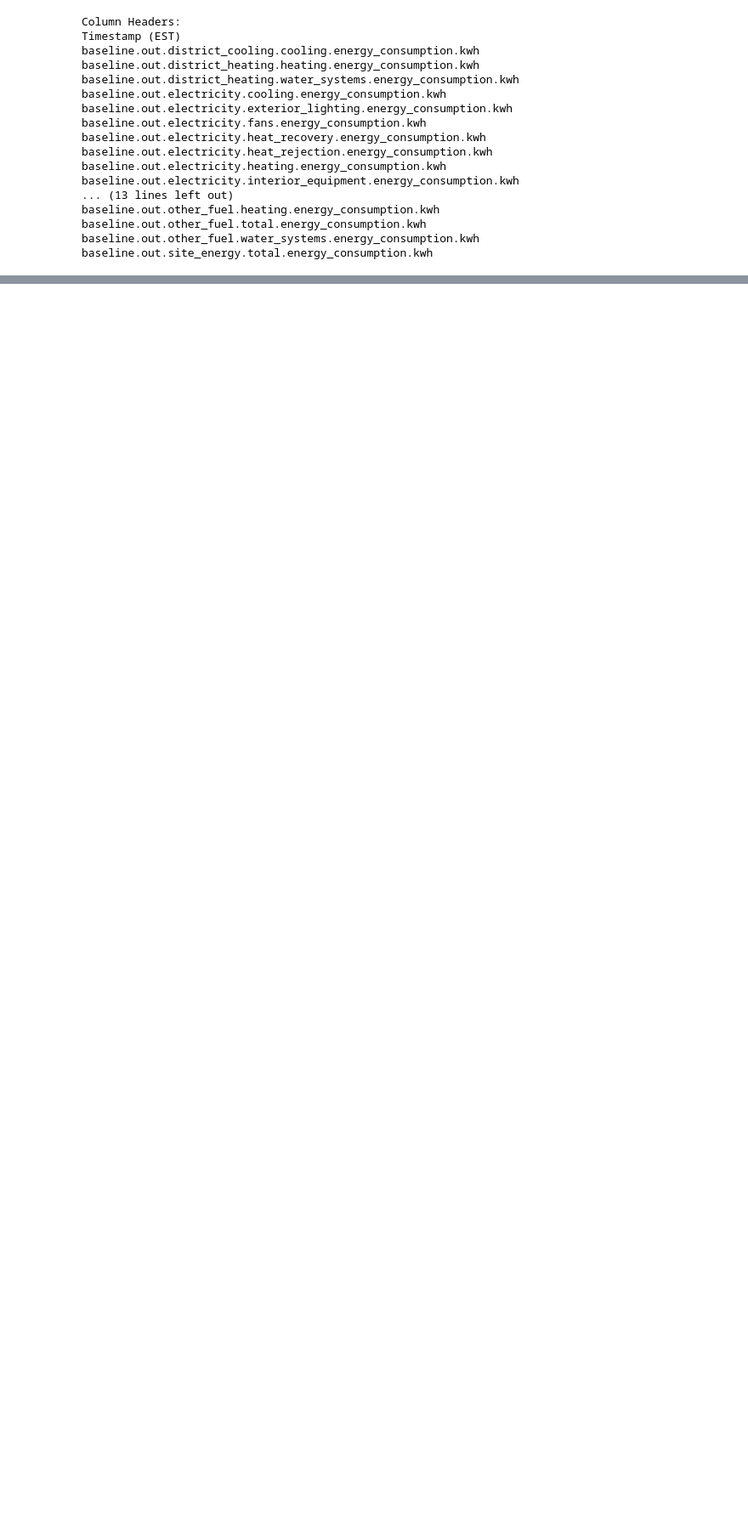
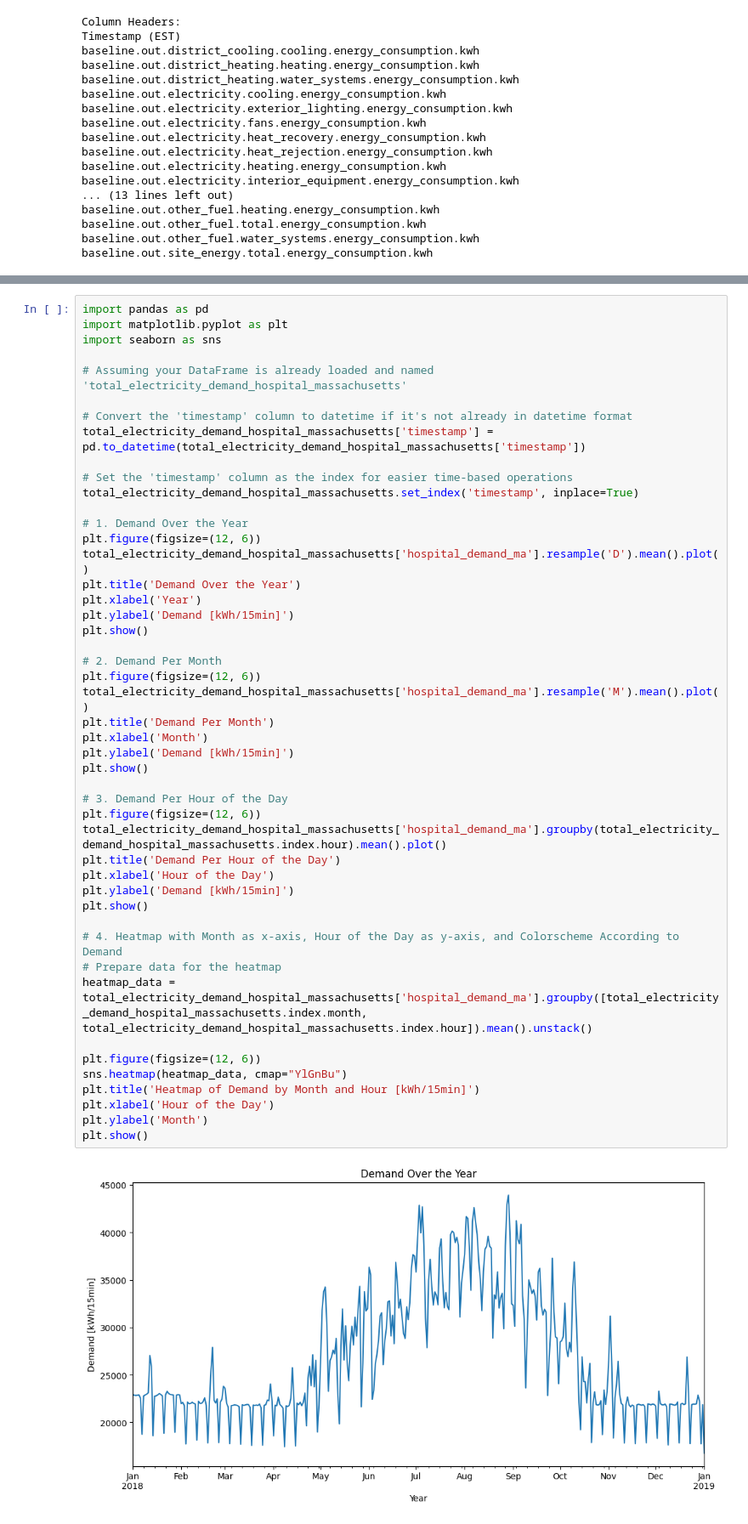
Before and after one commit to JonasSchweiger/Power_Outages_Code, a Jupyter notebook: Power_Outages_new.ipynb, the cells around one changed output, grey strips where cells are left out. Shown at 85% size. Drawn from its saved outputs; the diff is of its cells as text; blank space fills up the shorter version.

```diff
--- a/Power_Outages_new.ipynb
+++ b/Power_Outages_new.ipynb
@@ -1106,0 +1102,49 @@ sum
+# %%
+import pandas as pd
+import matplotlib.pyplot as plt
+import seaborn as sns
+
+# Assuming your DataFrame is already loaded and named 'total_electricity_demand_hospital_massachusetts'
+
+# Convert the 'timestamp' column to datetime if it's not already in datetime format
+total_electricity_demand_hospital_massachusetts['timestamp'] = pd.to_datetime(total_electricity_demand_hospital_massachusetts['timestamp'])
+
+# Set the 'timestamp' column as the index for easier time-based operations
+total_electricity_demand_hospital_massachusetts.set_index('timestamp', inplace=True)
+
+# 1. Demand Over the Year
+plt.figure(figsize=(12, 6))
+total_electricity_demand_hospital_massachusetts['hospital_demand_ma'].resample('D').mean().plot()
+plt.title('Demand Over the Year')
+plt.xlabel('Year')
+plt.ylabel('Demand [kWh/15min]')
+plt.show()
+
+# 2. Demand Per Month
+plt.figure(figsize=(12, 6))
+total_electricity_demand_hospital_massachusetts['hospital_demand_ma'].resample('M').mean().plot()
+plt.title('Demand Per Month')
+plt.xlabel('Month')
+plt.ylabel('Demand [kWh/15min]')
+plt.show()
+
+# 3. Demand Per Hour of the Day
+plt.figure(figsize=(12, 6))
+total_electricity_demand_hospital_massachusetts['hospital_demand_ma'].groupby(total_electricity_demand_hospital_massachusetts.index.hour).mean().plot()
+plt.title('Demand Per Hour of the Day')
+plt.xlabel('Hour of the Day')
+plt.ylabel('Demand [kWh/15min]')
+plt.show()
+
+# 4. Heatmap with Month as x-axis, Hour of the Day as y-axis, and Colorscheme According to Demand
+# Prepare data for the heatmap
+heatmap_data = total_electricity_demand_hospital_massachusetts['hospital_demand_ma'].groupby([total_electricity_demand_hospital_massachusetts.index.month, total_electricity_demand_hospital_massachusetts.index.hour]).mean().unstack()
+
+plt.figure(figsize=(12, 6))
+sns.heatmap(heatmap_data, cmap="YlGnBu")
+plt.title('Heatmap of Demand by Month and Hour [kWh/15min]')
+plt.xlabel('Hour of the Day')
+plt.ylabel('Month')
+plt.show()
+# %% [output]
+[figure, added]
```
Also changed, not shown: parts of 3 cells of this notebook.
